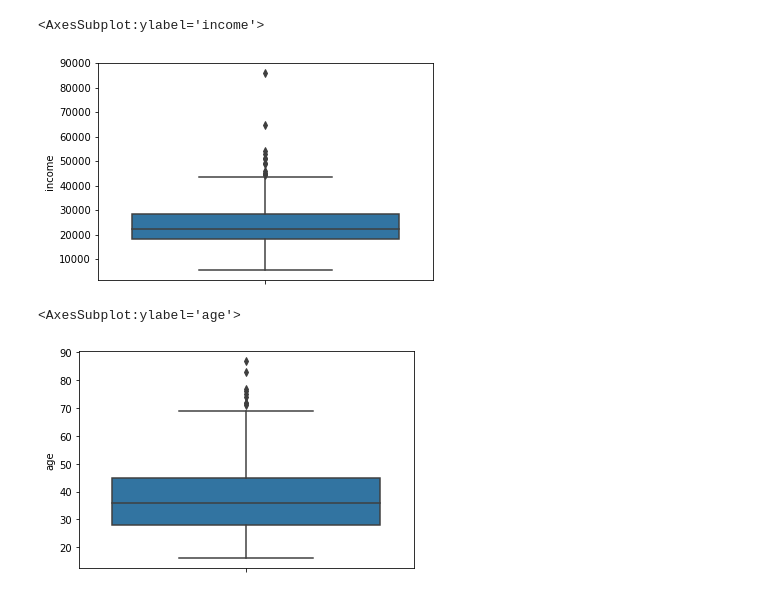
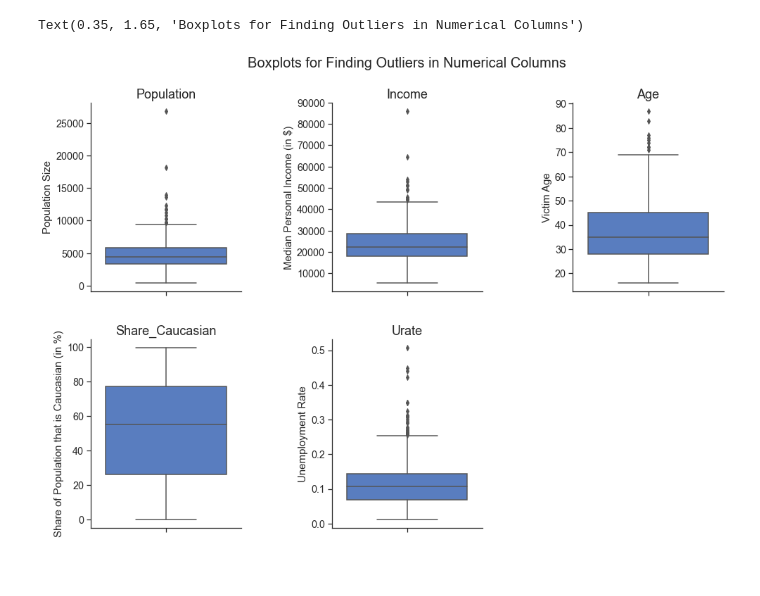
Before and after one commit to data301-2021-summer2/group30-project, a Jupyter notebook: analysis/Seravin/MS2_task_1&2.ipynb, the cells around one changed output. Drawn from its saved outputs; the diff is of its cells as text; code cells hidden in the pictures; blank space fills up the shorter version.

Commit message:
cerated boxplots for finding outliers and updated load nad process function

```diff
--- a/analysis/Seravin/MS2_task_1&2.ipynb
+++ b/analysis/Seravin/MS2_task_1&2.ipynb
@@ -95,10 +62,0 @@ sns.boxplot(y='pop', data=df)
-# %%
-sns.boxplot(y='income', data=df)
-# %% [output]
-<AxesSubplot:ylabel='income'>
-[figure, removed]
-# %%
-sns.boxplot(y='age', data=df)
-# %% [output]
-<AxesSubplot:ylabel='age'>
-[figure, removed]
@@ -104,0 +98,45 @@ sns.boxplot(y='age', data=df)
+# %%
+fig, ax = plt.subplots(2, 3, figsize = (25,6))
+
+# Shows that the there are extreme outliers for population size > 15,000
+sns.boxplot(y='pop', data=df, ax = ax[0,0])
+ax[0,0].set_title('Population', size =18)
+ax[0,0].set_xlabel('')
+ax[0,0].set_ylabel('Population Size', fontsize = 15)
+
+# The boxplot shows there are outliers, but I think it still makes sense to put them in considering this is an income column
+sns.boxplot(y='income', data=df, ax = ax[0,1])
+ax[0,1].set_title('Income', size =18)
+ax[0,1].set_xlabel('')
+ax[0,1].set_ylabel('Median Personal Income (in $)', fontsize = 15)
+
+# The boxplot shows there are outliers, but I think it still makes sense to put them in considering this is an age column
+sns.boxplot(y='age', data=df, ax = ax[0,2])
+ax[0,2].set_title('Age', size =18)
+ax[0,2].set_xlabel('')
+ax[0,2].set_ylabel('Victim Age', fontsize = 15)
+
+# The boxplot shows that there are no outliers for share_Caucasian
+sns.boxplot(y='share_Caucasian', data=df, ax = ax[1,0])
+ax[1,0].set_title('Share_Caucasian', size =18)
+ax[1,0].set_xlabel('')
+ax[1,0].set_ylabel('Share of Population that is Caucasian (in %)', fontsize = 15)
+
+# The boxplot shows there are outliers, but I think it still makes sense to put them in considering this is an unemployment rate column
+sns.boxplot(y='urate', data=df, ax = ax[1,1])
+ax[1,1].set_title('Urate', size =18)
+ax[1,1].set_xlabel('')
+ax[1,1].set_ylabel('Unemployment Rate', fontsize = 15)
+
+
+plt.subplots_adjust(left=0.1,
+                    bottom=0.1,
+                    right=0.6,
+                    top=1.5,
+                    wspace=0.6,
+                    hspace=0.25)
+fig.delaxes(ax[1,2])
+plt.suptitle('Boxplots for Finding Outliers in Numerical Columns', y=1.65, fontsize = 20, x= 0.35)
+# %% [output]
+Text(0.35, 1.65, 'Boxplots for Finding Outliers in Numerical Columns')
+[figure, added]
```
Also changed, not shown: parts of 25 cells of this notebook, 1 other file.
